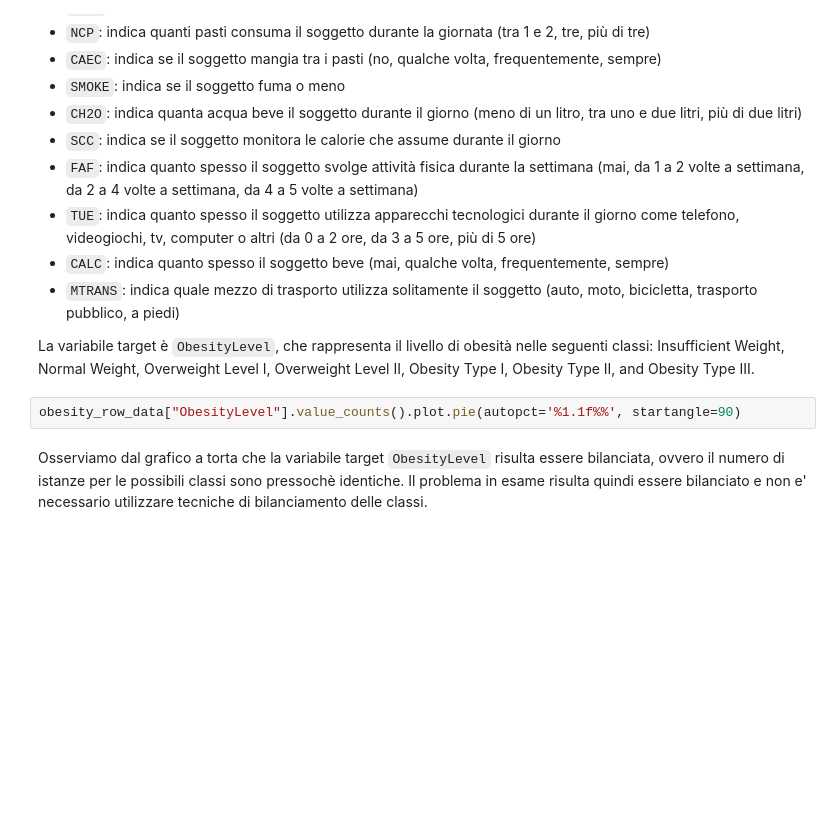
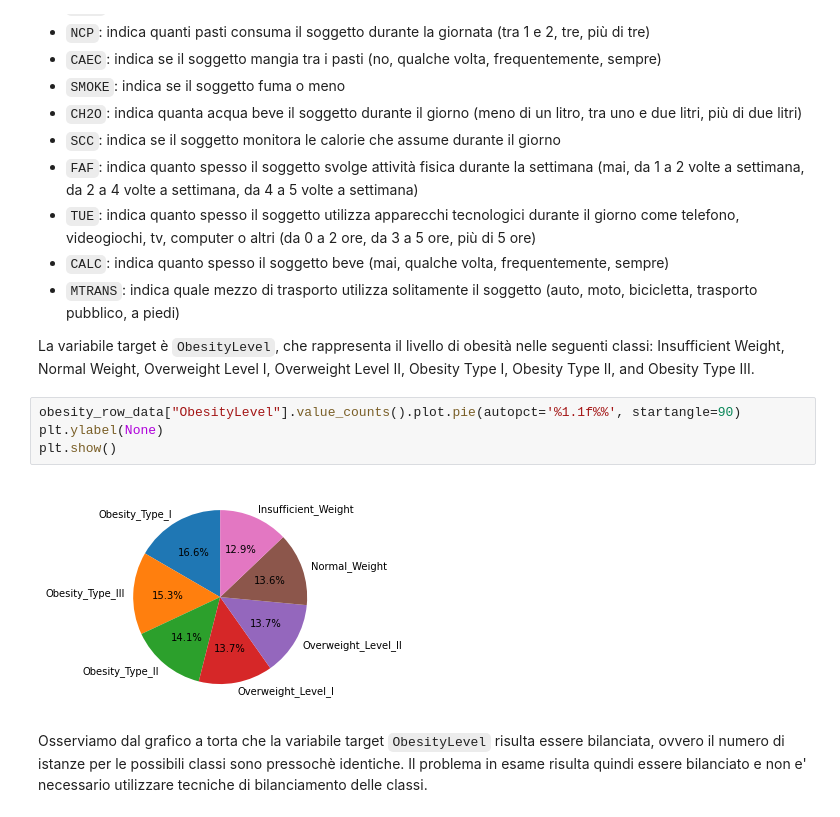
Before and after one commit to LorenzoColletta/DataIntensive, a Jupyter notebook: Data_Intensive_Project.ipynb, the cells around one changed output. Saved outputs shown, nothing was run; the diff lists cells and outputs as text; blank space fills up the shorter version.

Commit message:
remove ylabel from pie chart

```diff
--- a/Data_Intensive_Project.ipynb
+++ b/Data_Intensive_Project.ipynb
@@ -75,6 +111,10 @@ Il dataset contiene le seguenti feature:
 La variabile target è `ObesityLevel`, che rappresenta il livello di obesità nelle seguenti classi: Insufficient Weight, Normal Weight, Overweight Level I, Overweight Level II, Obesity Type I, Obesity Type II, and Obesity Type III.
 # %%
 obesity_row_data["ObesityLevel"].value_counts().plot.pie(autopct='%1.1f%%', startangle=90)
+plt.ylabel(None)
+plt.show()
+# %% [output]
+[figure, added]
 # %% [markdown]
 Osserviamo dal grafico a torta che la variabile target `ObesityLevel` risulta essere bilanciata, ovvero il numero di istanze per le possibili classi sono pressochè identiche.  Il problema in esame risulta quindi essere bilanciato e non e' necessario utilizzare tecniche di bilanciamento delle classi.
 # %%
```
Also changed, not shown: parts of 4 cells of this notebook.
